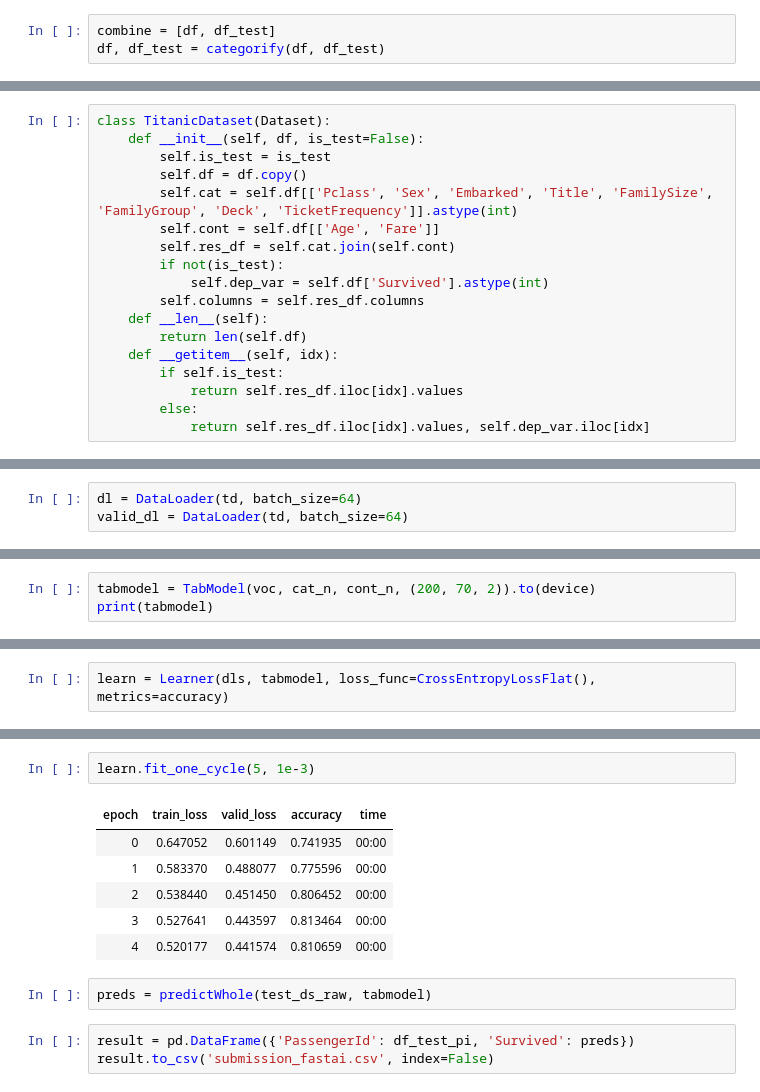
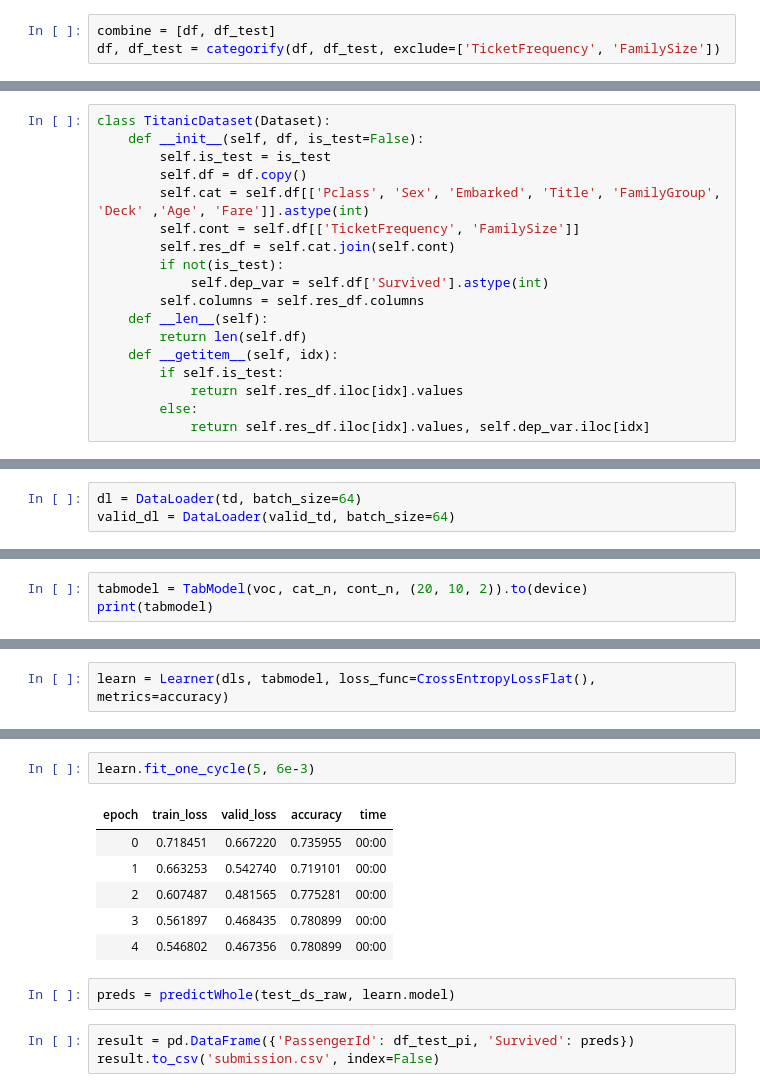
Before and after one commit to Puurun/fastai_code_example, a Jupyter notebook: pytorch-titanic.ipynb, the cells around one changed output, grey strips where cells are left out. Cells and saved outputs as stored; diff of their text form.

```diff
--- a/pytorch-titanic.ipynb
+++ b/pytorch-titanic.ipynb
@@ -355,4 +390,4 @@ def categorify(df, df_test, dep_var='Survived', exclude=[]):
 "def categorify(df, df_test):\n    df = df.copy()\n    df_test = df_test.copy()\n    new = pd.concat([df, df_test])\n    sexdict = {k[1]: k[0] for k in enumerate(new['Sex'].unique())}\n    embdict = { ...
 # %%
 combine = [df, df_test]
-df, df_test = categorify(df, df_test)
+df, df_test = categorify(df, df_test, exclude=['TicketFrequency', 'FamilySize'])
@@ -433,8 +489,8 @@ class TitanicDataset(Dataset):
     def __init__(self, df, is_test=False):
         self.is_test = is_test
         self.df = df.copy()
-        self.cat = self.df[['Pclass', 'Sex', 'Embarked', 'Title', 'FamilySize', 'FamilyGroup', 'Deck', 'TicketFrequency']].astype(int)
-        self.cont = self.df[['Age', 'Fare']]
+        self.cat = self.df[['Pclass', 'Sex', 'Embarked', 'Title', 'FamilyGroup', 'Deck' ,'Age', 'Fare']].astype(int)
+        self.cont = self.df[['TicketFrequency', 'FamilySize']]
         self.res_df = self.cat.join(self.cont)
         if not(is_test):
             self.dep_var = self.df['Survived'].astype(int)
@@ -459,5 +531,5 @@ cont_n = len(td.cont.columns)
 # %%
 dl = DataLoader(td, batch_size=64)
-valid_dl = DataLoader(td, batch_size=64)
+valid_dl = DataLoader(valid_td, batch_size=64)
 # %%
 iterdl = iter(dl)
@@ -633,5 +710,5 @@ voc
 # %%
-tabmodel = TabModel(voc, cat_n, cont_n, (200, 70, 2)).to(device)
+tabmodel = TabModel(voc, cat_n, cont_n, (20, 10, 2)).to(device)
 print(tabmodel)
 # %% [output]
 TabModel(
@@ -662,14 +739,14 @@ SuggestedLRs(valley=0.0010000000474974513)
 # %%
-learn.fit_one_cycle(5, 1e-3)
+learn.fit_one_cycle(5, 6e-3)
 # %% [output]
 | epoch | train_loss | valid_loss | accuracy | time |
-| 0 | 0.647052 | 0.601149 | 0.741935 | 00:00 |
-| 1 | 0.583370 | 0.488077 | 0.775596 | 00:00 |
-| 2 | 0.538440 | 0.451450 | 0.806452 | 00:00 |
-| 3 | 0.527641 | 0.443597 | 0.813464 | 00:00 |
-| 4 | 0.520177 | 0.441574 | 0.810659 | 00:00 |
+| 0 | 0.718451 | 0.667220 | 0.735955 | 00:00 |
+| 1 | 0.663253 | 0.542740 | 0.719101 | 00:00 |
+| 2 | 0.607487 | 0.481565 | 0.775281 | 00:00 |
+| 3 | 0.561897 | 0.468435 | 0.780899 | 00:00 |
+| 4 | 0.546802 | 0.467356 | 0.780899 | 00:00 |
 # %%
-preds = predictWhole(test_ds_raw, tabmodel)
+preds = predictWhole(test_ds_raw, learn.model)
 # %%
 result = pd.DataFrame({'PassengerId': df_test_pi, 'Survived': preds})
-result.to_csv('submission_fastai.csv', index=False)
+result.to_csv('submission.csv', index=False)
```
Also changed, not shown: parts of 33 cells of this notebook.
